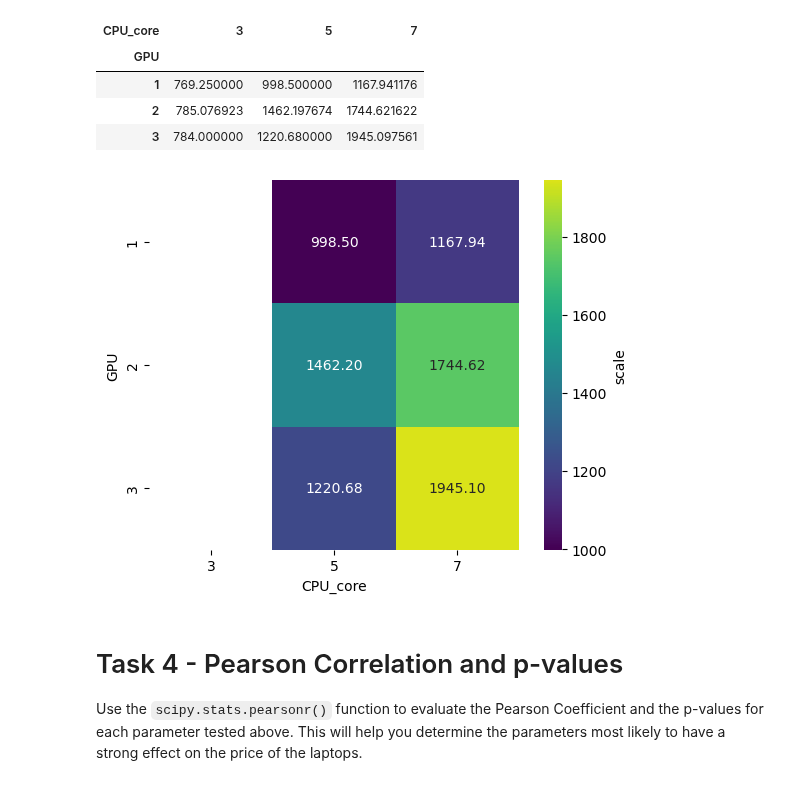
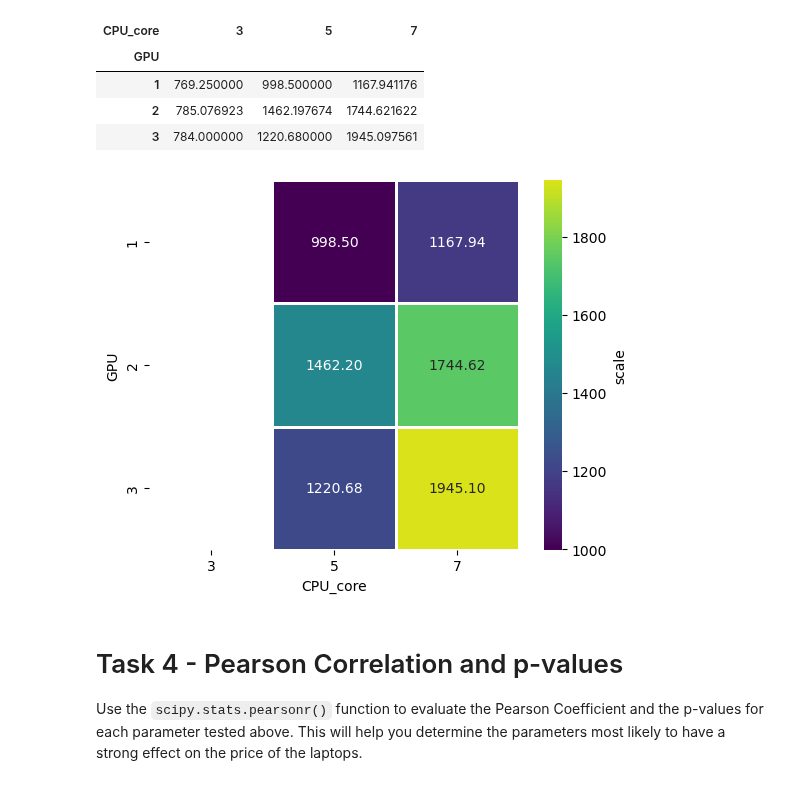
Before and after one commit to ali-can-turan/mini-projects-academic, a Jupyter notebook: 07.exploratory_data_analysis.ipynb, the cells around one changed output. Cells and saved outputs as stored; diff of their text form; code cells hidden in the pictures.

```diff
--- a/07.exploratory_data_analysis.ipynb
+++ b/07.exploratory_data_analysis.ipynb
@@ -252,19 +252,20 @@ pivot
 # %%
 # Write your code below and press Shift+Enter to execute
 # Create the Plot
 sns.heatmap(data=pivot,
             mask= pivot < 800,
            center=1500,
            square=True,
            annot=True,
            fmt="1.2f",
            cbar=True,
            cbar_kws={"label":"scale"},
-           ec="1.0",
+           ec="0.0",
+			lw=2,
            cmap="viridis",
           );
 # %% [output]
-[figure, old version]
+[figure, new version]
 # %% [markdown]
 # Task 4 - Pearson Correlation and p-values
 
```
